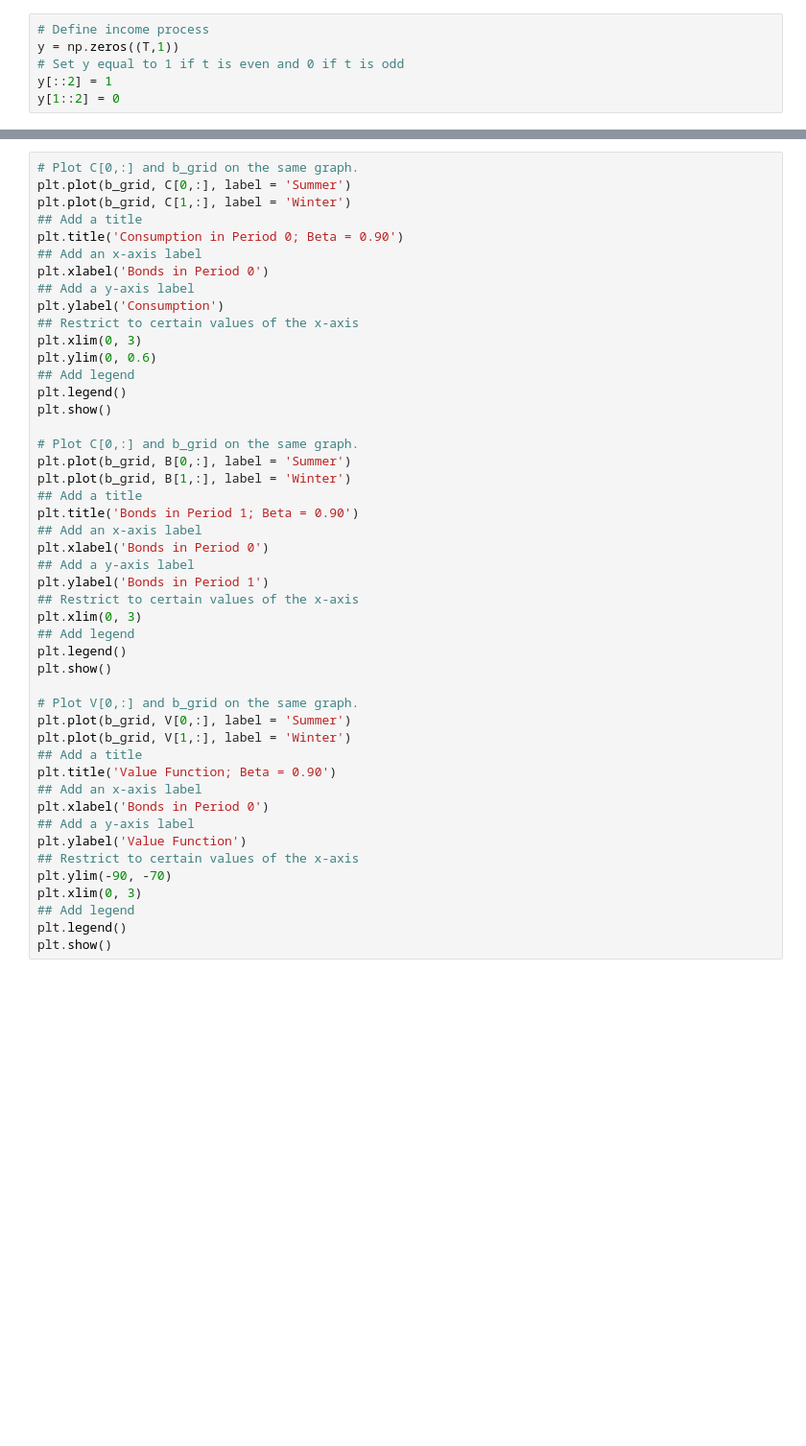
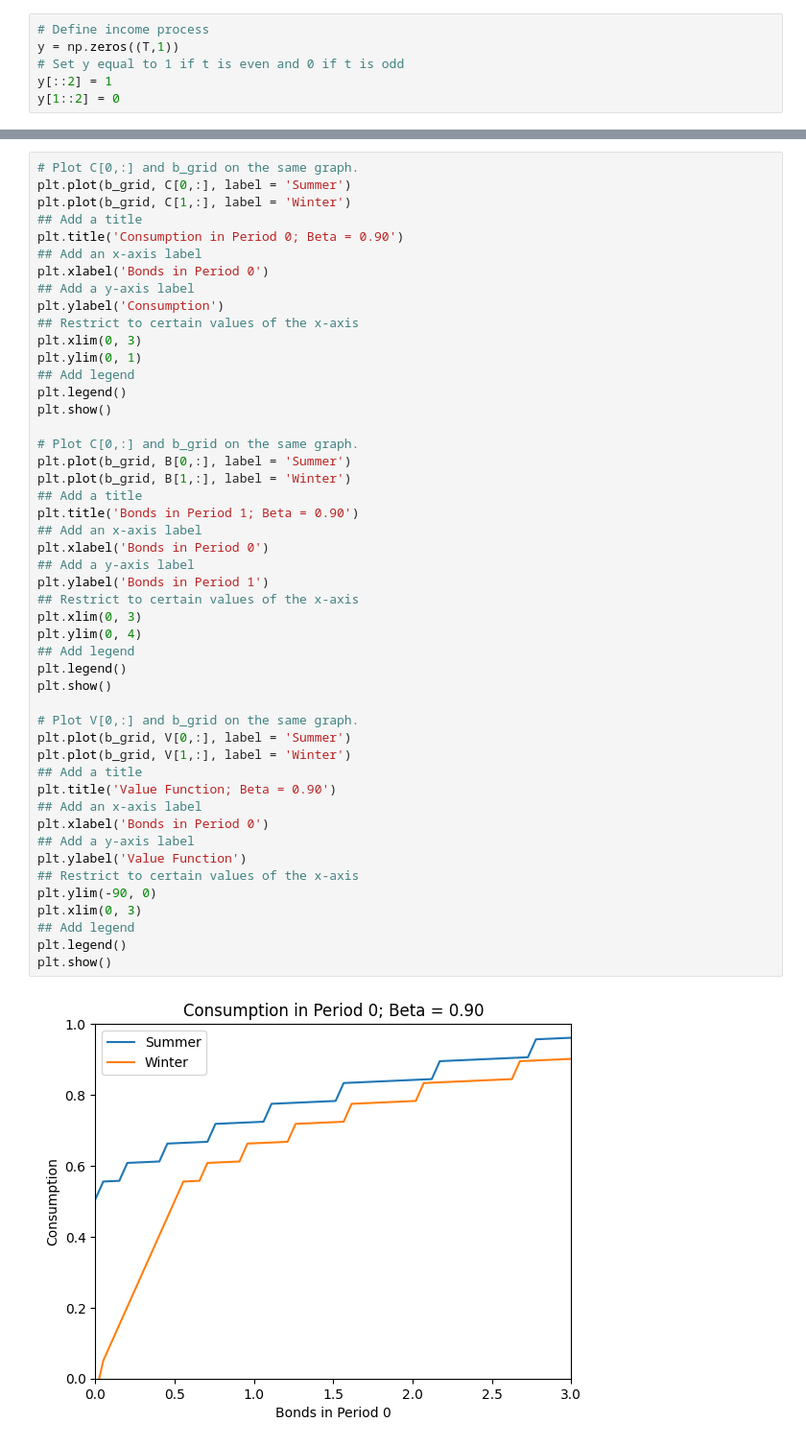
Before and after one commit to TomRutter42/Macro, a Jupyter notebook: SeasonalProblem.ipynb, the cells around one changed output, grey strips where cells are left out. Shown at 96% size. Saved outputs shown, nothing was run; the diff lists cells and outputs as text; blank space fills up the shorter version.

```diff
--- a/SeasonalProblem.ipynb
+++ b/SeasonalProblem.ipynb
@@ -288,38 +271,41 @@ plt.xlabel('Bonds in Period 0')
 plt.ylabel('Consumption')
 ## Restrict to certain values of the x-axis
 plt.xlim(0, 3)
-plt.ylim(0, 0.6)
+plt.ylim(0, 1)
 ## Add legend
 plt.legend()
 plt.show()
 
 # Plot C[0,:] and b_grid on the same graph.
 plt.plot(b_grid, B[0,:], label = 'Summer')
 plt.plot(b_grid, B[1,:], label = 'Winter')
 ## Add a title
 plt.title('Bonds in Period 1; Beta = 0.90')
 ## Add an x-axis label
 plt.xlabel('Bonds in Period 0')
 ## Add a y-axis label
 plt.ylabel('Bonds in Period 1')
 ## Restrict to certain values of the x-axis
 plt.xlim(0, 3)
+plt.ylim(0, 4)
 ## Add legend
 plt.legend()
 plt.show()
 
 # Plot V[0,:] and b_grid on the same graph.
 plt.plot(b_grid, V[0,:], label = 'Summer')
 plt.plot(b_grid, V[1,:], label = 'Winter')
 ## Add a title
 plt.title('Value Function; Beta = 0.90')
 ## Add an x-axis label
 plt.xlabel('Bonds in Period 0')
 ## Add a y-axis label
 plt.ylabel('Value Function')
 ## Restrict to certain values of the x-axis
-plt.ylim(-90, -70)
+plt.ylim(-90, 0)
 plt.xlim(0, 3)
 ## Add legend
 plt.legend()
 plt.show()
+# %% [output]
+[figure, added]
```
Also changed, not shown: parts of 7 cells of this notebook.
